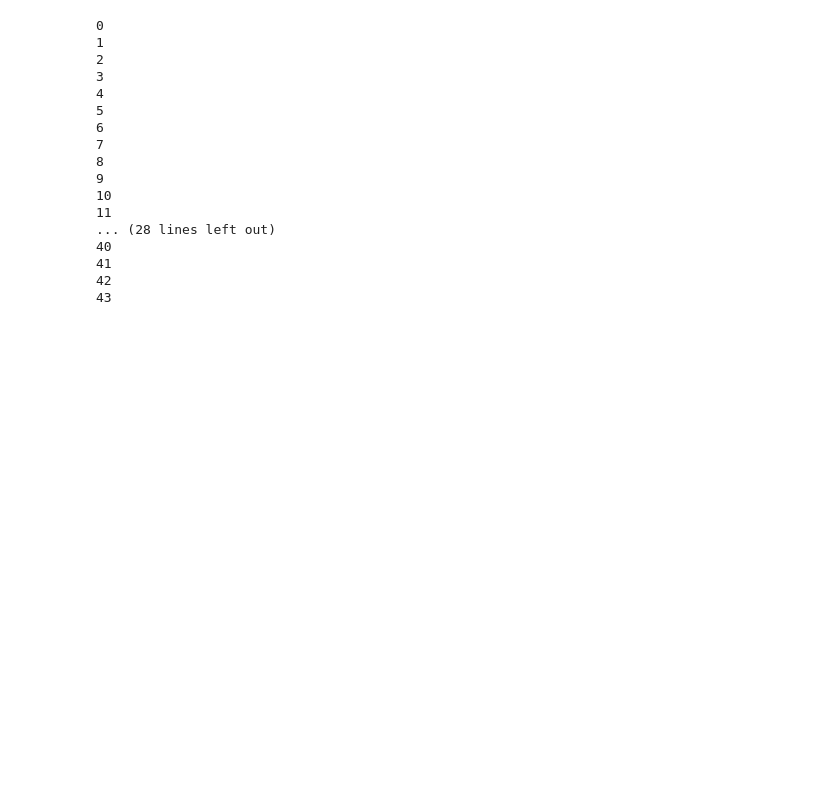
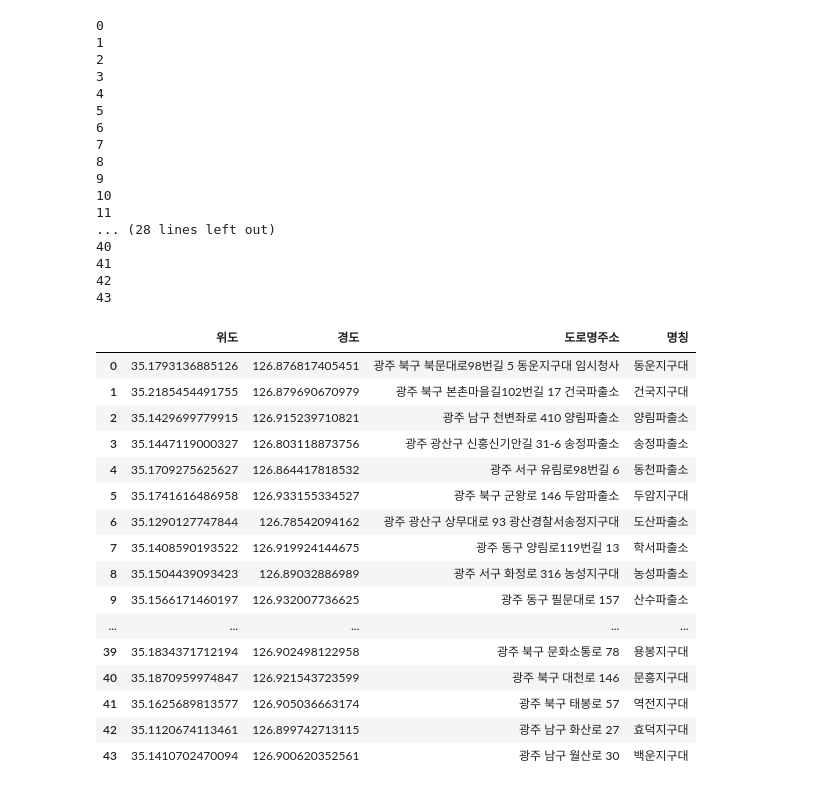
Before and after one commit to injoon2019/GJAI_Hackathon, a Jupyter notebook: 데이터 처리 코드/치안정보.ipynb, the cells around one changed output. Drawn from its saved outputs; the diff is of its cells as text; code cells hidden in the pictures; blank space fills up the shorter version.

```diff
--- a/데이터 처리 코드/치안정보.ipynb
+++ b/데이터 처리 코드/치안정보.ipynb
@@ -312,12 +312,12 @@ police
 | 43 | 백운지구대 | 지구대 | 광주 남구 월산로 30 | NaN |
 # %%
 #여기도 위도 경도 바뀌었다 ㅋㅋ
-police_lat_long_df = pd.DataFrame(columns=['위도', '경도', '도로명주소'])
+police_lat_long_df = pd.DataFrame(columns=['위도', '경도', '도로명주소', '명칭'])
 for i in range(0, len(police)):
     print(i)
     lat_long = address_to_lation(police.iloc[i]['도로명주소'])
     if lat_long != None:
-        new_dict = {'위도':lat_long[1], '경도':lat_long[0], '도로명주소':police.iloc[i]['도로명주소']}
+        new_dict = {'위도':lat_long[1], '경도':lat_long[0], '도로명주소':police.iloc[i]['도로명주소'], '명칭':police.iloc[i]['명칭']}
         police_lat_long_df = police_lat_long_df.append(new_dict, ignore_index=True)
     else:
         new_dict = {'위도':0, '경도':0}
@@ -354,3 +354,23 @@ for row in police_lat_long_df.itertuples():
         pass
 
 map_gj_police.save('./gj_map_police.html')
+# %%
+police_lat_long_df
+# %% [output]
+|  | 위도 | 경도 | 도로명주소 | 명칭 |
+| 0 | 35.1793136885126 | 126.876817405451 | 광주 북구 북문대로98번길 5 동운지구대 임시청사 | 동운지구대 |
+| 1 | 35.2185454491755 | 126.879690670979 | 광주 북구 본촌마을길102번길 17 건국파출소 | 건국지구대 |
+| 2 | 35.1429699779915 | 126.915239710821 | 광주 남구 천변좌로 410 양림파출소 | 양림파출소 |
+| 3 | 35.1447119000327 | 126.803118873756 | 광주 광산구 신흥신기안길 31-6 송정파출소 | 송정파출소 |
+| 4 | 35.1709275625627 | 126.864417818532 | 광주 서구 유림로98번길 6 | 동천파출소 |
+| 5 | 35.1741616486958 | 126.933155334527 | 광주 북구 군왕로 146 두암파출소 | 두암지구대 |
+| 6 | 35.1290127747844 | 126.78542094162 | 광주 광산구 상무대로 93 광산경찰서송정지구대 | 도산파출소 |
+| 7 | 35.1408590193522 | 126.919924144675 | 광주 동구 양림로119번길 13 | 학서파출소 |
+| 8 | 35.1504439093423 | 126.89032886989 | 광주 서구 화정로 316 농성지구대 | 농성파출소 |
+| 9 | 35.1566171460197 | 126.932007736625 | 광주 동구 필문대로 157 | 산수파출소 |
+| ... | ... | ... | ... | ... |
+| 39 | 35.1834371712194 | 126.902498122958 | 광주 북구 문화소통로 78 | 용봉지구대 |
+| 40 | 35.1870959974847 | 126.921543723599 | 광주 북구 대천로 146 | 문흥지구대 |
+| 41 | 35.1625689813577 | 126.905036663174 | 광주 북구 태봉로 57 | 역전지구대 |
+| 42 | 35.1120674113461 | 126.899742713115 | 광주 남구 화산로 27 | 효덕지구대 |
+| 43 | 35.1410702470094 | 126.900620352561 | 광주 남구 월산로 30 | 백운지구대 |
```
Also changed, not shown: parts of 1 cell of this notebook, 9 other files.
